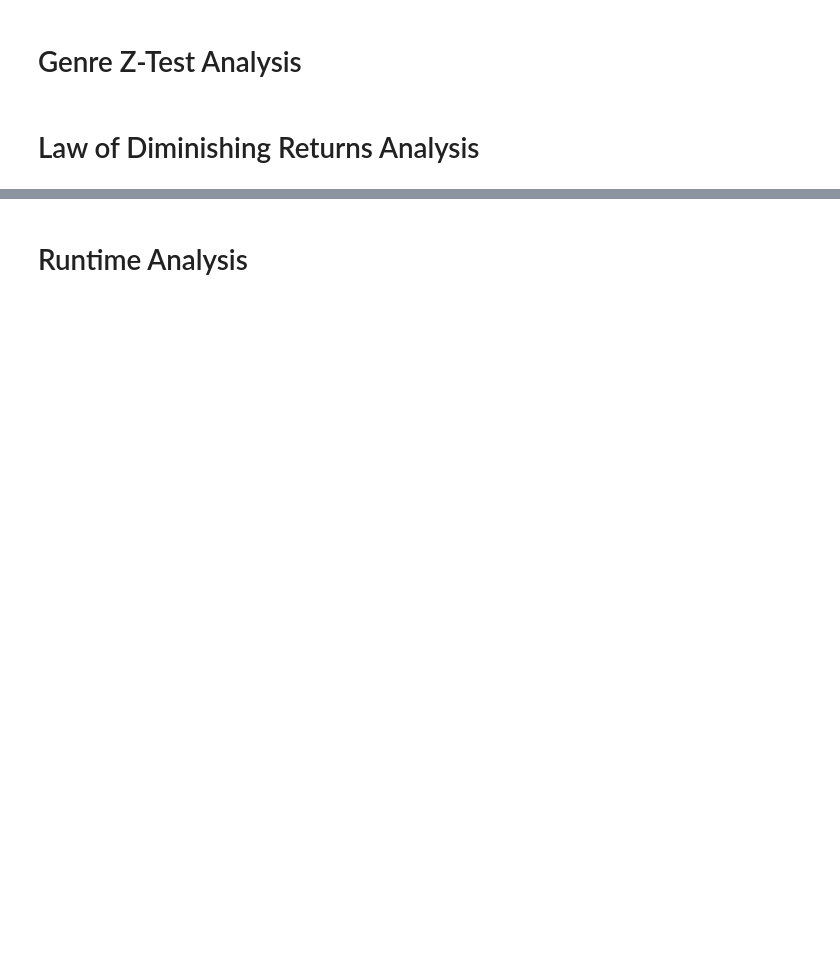
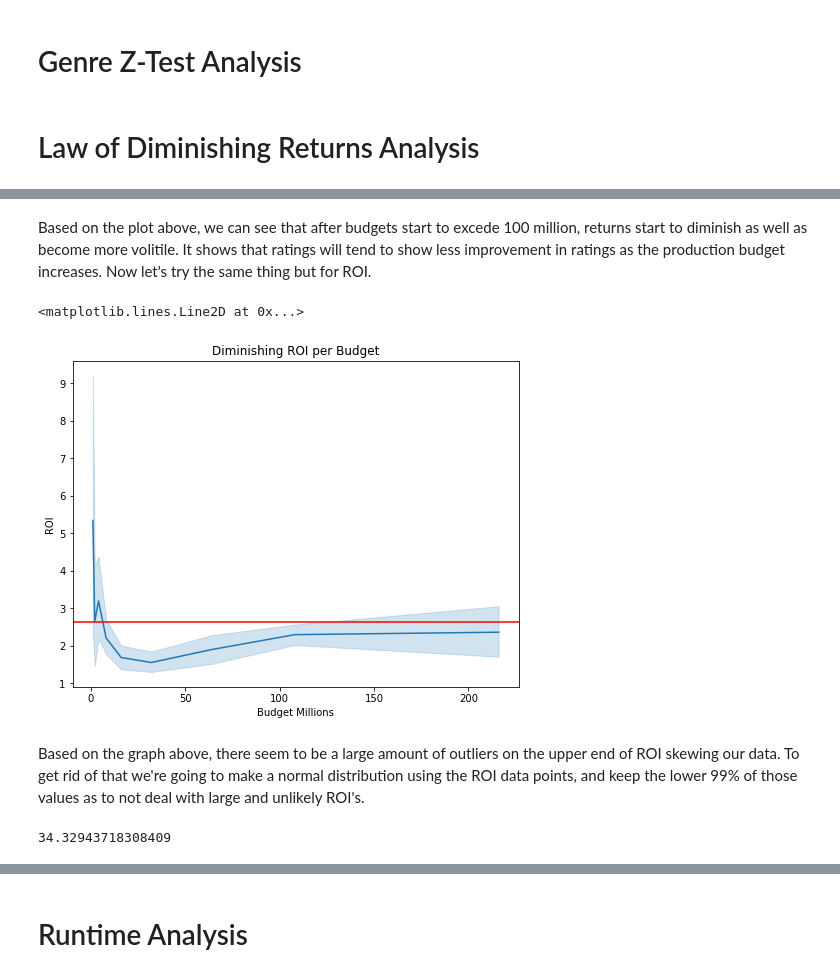
Before and after one commit to hixtape1212/Group6Consulting_CapstoneRepo, a Jupyter notebook: Group6-MovieAnalysis.ipynb, the cells around one changed output, grey strips where cells are left out. Cells and saved outputs as stored; diff of their text form; code cells hidden in the pictures; blank space fills up the shorter version.

```diff
--- a/Group6-MovieAnalysis.ipynb
+++ b/Group6-MovieAnalysis.ipynb
@@ -114,0 +141,18 @@ df.head(10)
+# %% [markdown]
+Based on the plot above, we can see that after budgets start to excede 100 million, returns start to diminish as well as become more volitile. It shows that ratings will tend to show less improvement in ratings as the production budget increases. Now let's try the same thing but for ROI.
+# %%
+fig, ax = plt.subplots(figsize=(8,6))
+ax = sns.lineplot(df.budget_binning, df.roi)
+ax.set(xlabel='Budget Millions', ylabel='ROI', title='Diminishing ROI per Budget')
+ax.axhline(df.roi.mean(), color='red')
+# %% [output]
+<matplotlib.lines.Line2D at 0x...>
+[figure, added]
+# %% [markdown]
+Based on the graph above, there seem to be a large amount of outliers on the upper end of ROI skewing our data. To get rid of that we're going to make a normal distribution using the ROI data points, and keep the lower 99% of those values as to not deal with large and unlikely ROI's.
+# %%
+dist = stats.norm(df.roi.mean(),df.roi.std())
+dist.ppf(.99)
+#This now identifies the new cutoff for ROI values. We can use this to drop rows with ROI's greater than that
+# %% [output]
+34.32943718308409
```
Also changed, not shown: parts of 9 cells of this notebook.
